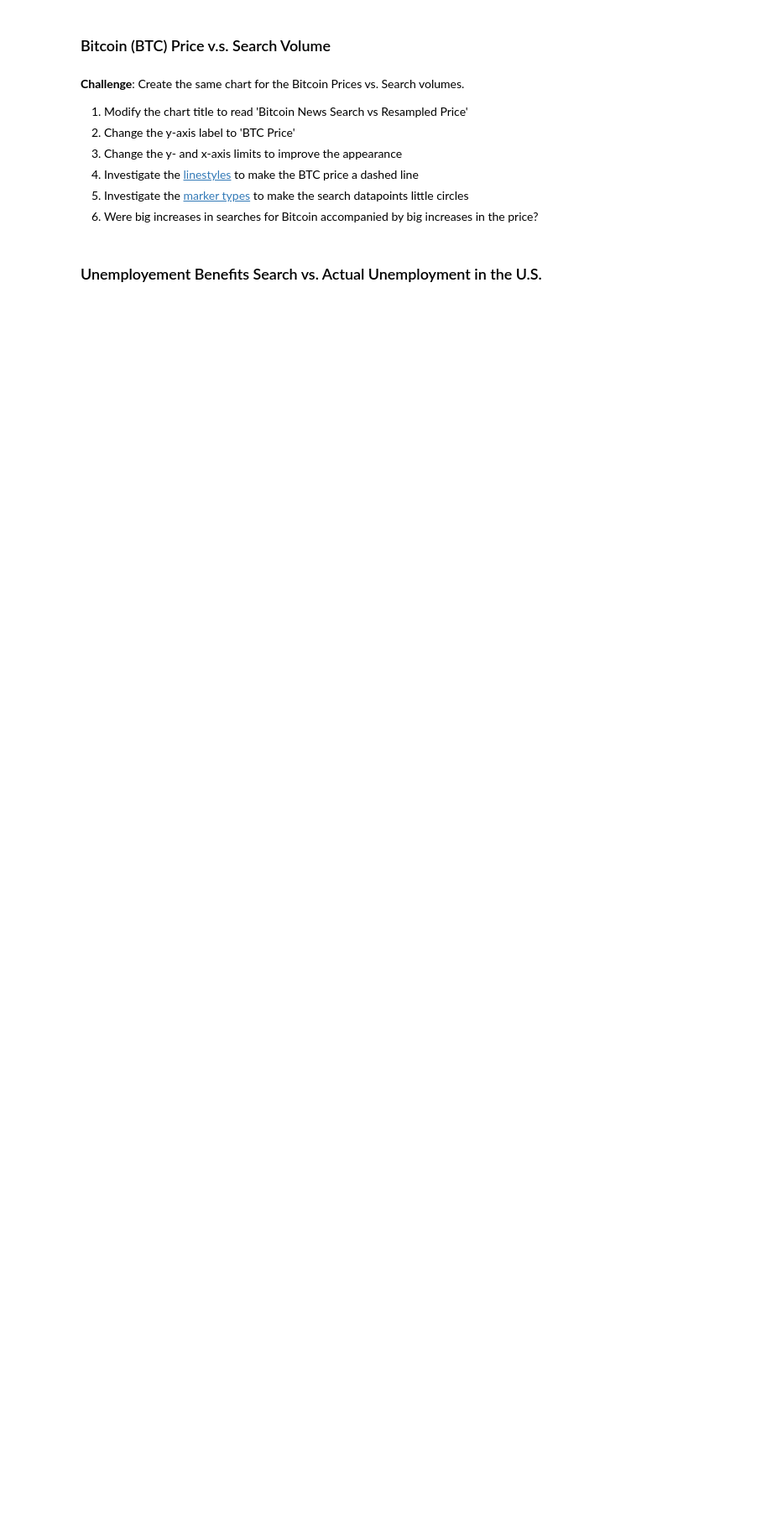
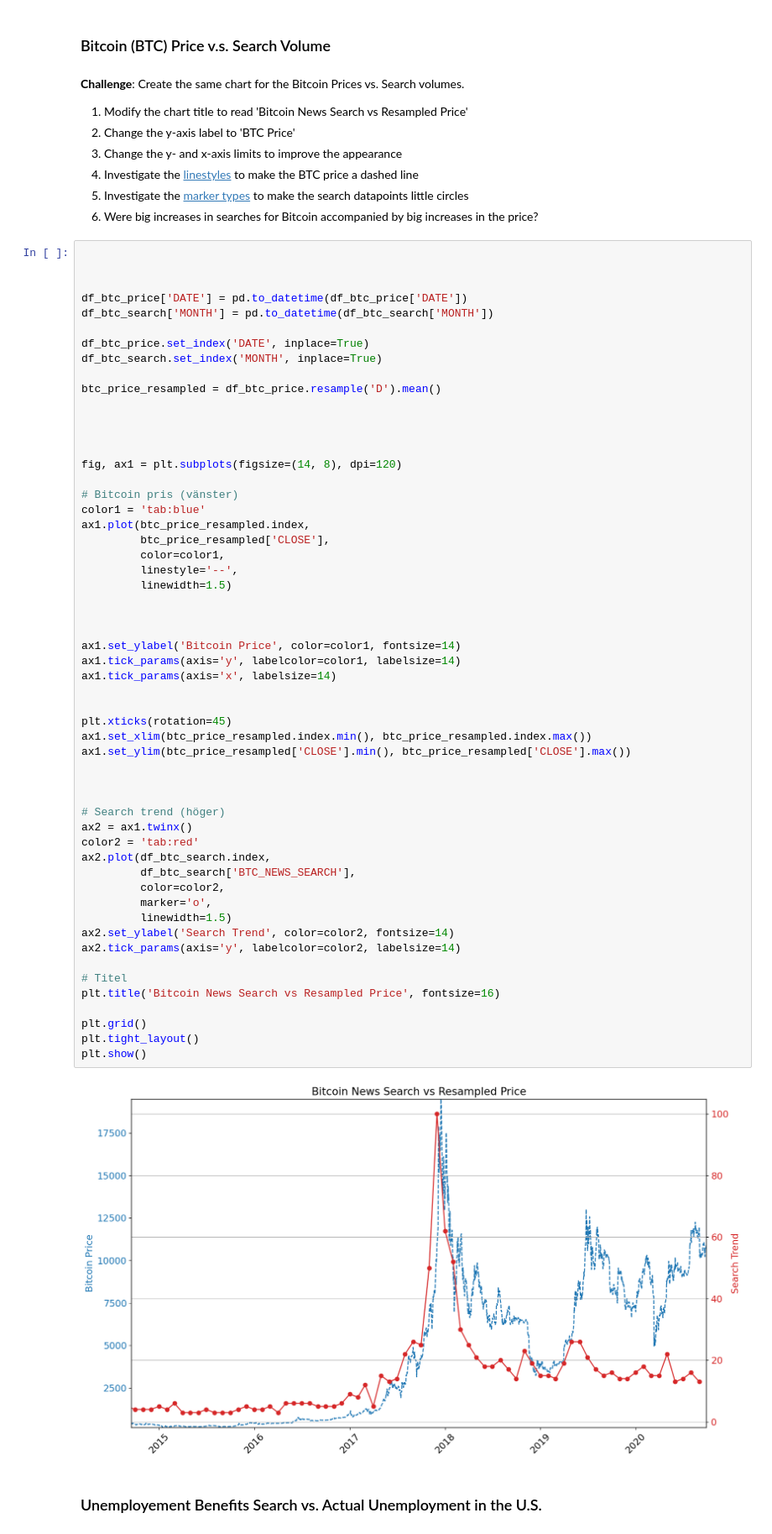
Before and after one commit to Response201/Python_Pro_Bootcamp_Day_16_to_100, a Jupyter notebook: Day 75/Project - Google Trends and Data Visualisation/Google_Trends_and_Data_Visualisation.ipynb, the cells around one changed output. Shown at 84% size. Saved outputs shown, nothing was run; the diff lists cells and outputs as text; blank space fills up the shorter version.

```diff
--- a/Day 75/Project - Google Trends and Data Visualisation/Google_Trends_and_Data_Visualisation.ipynb
+++ b/Day 75/Project - Google Trends and Data Visualisation/Google_Trends_and_Data_Visualisation.ipynb
@@ -233,6 +301,63 @@ How to add tick formatting for dates on the x-axis.
 4. Investigate the [linestyles](https://matplotlib.org/3.2.1/api/_as_gen/matplotlib.pyplot.plot.html ) to make the BTC price a dashed line <br>
 5. Investigate the [marker types](https://matplotlib.org/3.2.1/api/markers_api.html) to make the search datapoints little circles <br>
 6. Were big increases in searches for Bitcoin accompanied by big increases in the price?
+# %%
+
+
+
+df_btc_price['DATE'] = pd.to_datetime(df_btc_price['DATE'])
+df_btc_search['MONTH'] = pd.to_datetime(df_btc_search['MONTH'])
+
+df_btc_price.set_index('DATE', inplace=True)
+df_btc_search.set_index('MONTH', inplace=True)
+
+btc_price_resampled = df_btc_price.resample('D').mean()
+
+
+
+
+fig, ax1 = plt.subplots(figsize=(14, 8), dpi=120)
+
+# Bitcoin pris (vänster)
+color1 = 'tab:blue'
+ax1.plot(btc_price_resampled.index,
+         btc_price_resampled['CLOSE'],
+         color=color1,
+         linestyle='--',
+         linewidth=1.5)
+
+
+
+ax1.set_ylabel('Bitcoin Price', color=color1, fontsize=14)
+ax1.tick_params(axis='y', labelcolor=color1, labelsize=14)
+ax1.tick_params(axis='x', labelsize=14)
+
+
+plt.xticks(rotation=45)
+ax1.set_xlim(btc_price_resampled.index.min(), btc_price_resampled.index.max())
+ax1.set_ylim(btc_price_resampled['CLOSE'].min(), btc_price_resampled['CLOSE'].max())
+
+
+
+# Search trend (höger)
+ax2 = ax1.twinx()
+color2 = 'tab:red'
+ax2.plot(df_btc_search.index,
+         df_btc_search['BTC_NEWS_SEARCH'],
+         color=color2,
+         marker='o',
+         linewidth=1.5)
+ax2.set_ylabel('Search Trend', color=color2, fontsize=14)
+ax2.tick_params(axis='y', labelcolor=color2, labelsize=14)
+
+# Titel
+plt.title('Bitcoin News Search vs Resampled Price', fontsize=16)
+
+plt.grid()
+plt.tight_layout()
+plt.show()
+# %% [output]
+[figure, added]
 # %% [markdown]
 ### Unemployement Benefits Search vs. Actual Unemployment in the U.S.
 # %% [markdown]
```
Also changed, not shown: parts of 8 cells of this notebook.
